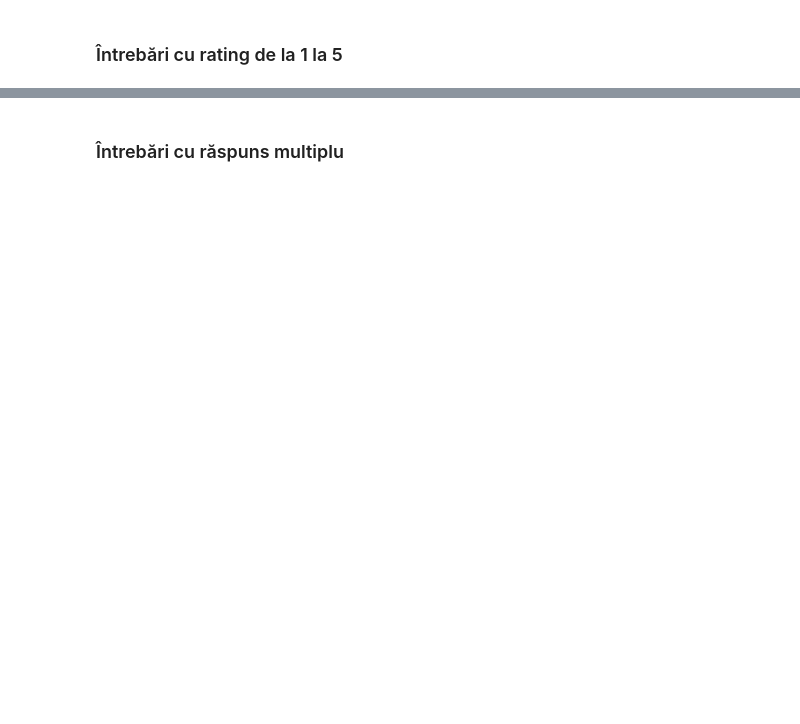
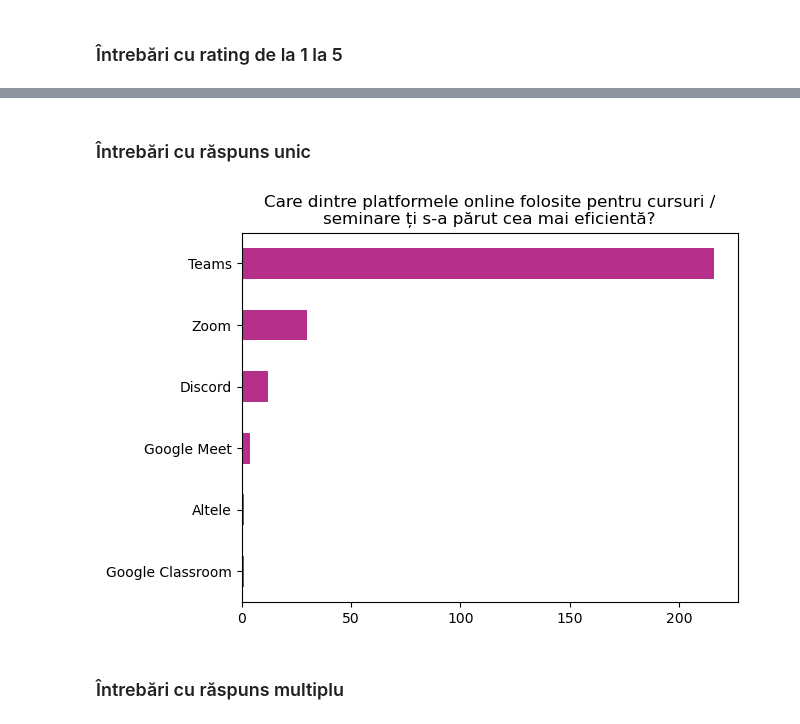
Before and after one commit to as-mi/raport-cdos, a Jupyter notebook: Grafice.ipynb, the cells around one changed output, grey strips where cells are left out. Saved outputs shown, nothing was run; the diff lists cells and outputs as text; code cells hidden in the pictures; blank space fills up the shorter version.

Commit message:
Plot graphs for more questions

```diff
--- a/Grafice.ipynb
+++ b/Grafice.ipynb
@@ -149,3 +168,33 @@ plt.show()
+# %% [markdown]
+### Întrebări cu răspuns unic
+# %%
+def plot_single_choice_question(ax: plt.Axes, answers: pd.Series) -> None:
+    # Ignor răspunsurile goale
+    answers = answers.dropna()
+
+    # Dacă nu mai rămâne nimic, continui
+    if answers.empty:
+        return
+
+    # Determin frecvența cu care apare fiecare răspuns.
+    counts = answers.value_counts()
+
+    # Sortez după numărul de apariții
+    counts = counts.sort_values()
+
+    plot_question_title(ax, answers)
+    # TODO: nu se poziționează cum trebuie
+    #plot_number_of_respondents(ax, answers)
+    counts.plot.barh(ax=ax, color='#b62f8b')
+# %%
+answers = df.iloc[:, col2index('HE')]
+
+fig = plt.figure()
+ax = fig.gca()
+plot_single_choice_question(ax, answers)
+plt.show()
+# %% [output]
+[figure, added]
 # %% [markdown]
 ### Întrebări cu răspuns multiplu
 # %%
```
Also changed, not shown: parts of 18 cells of this notebook.
